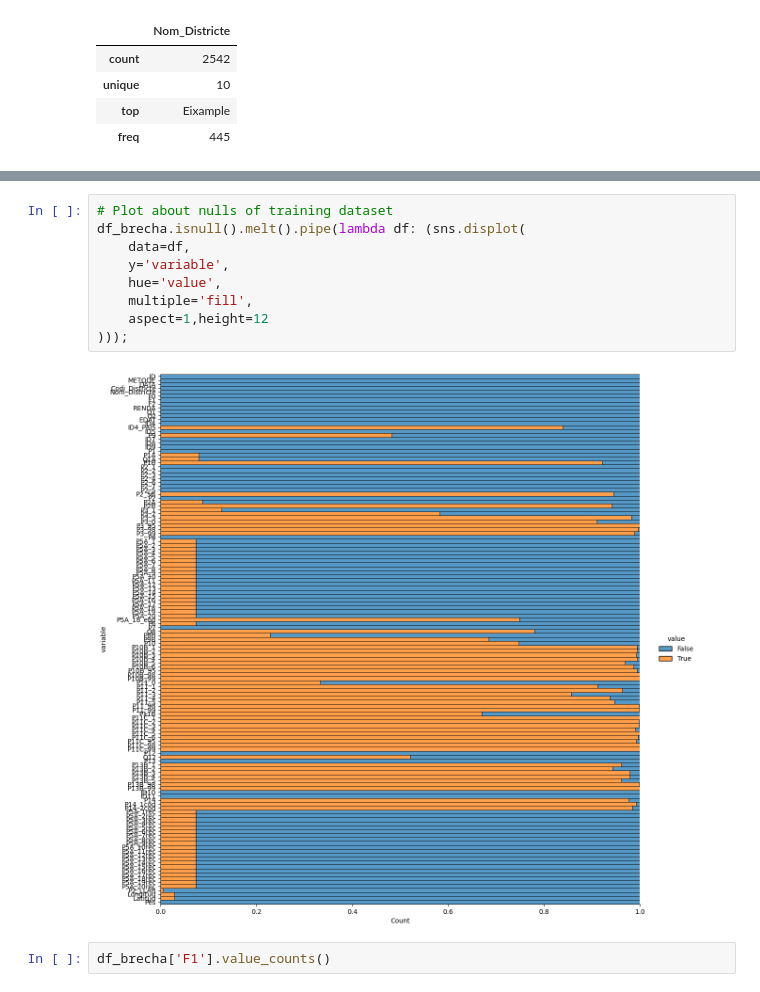
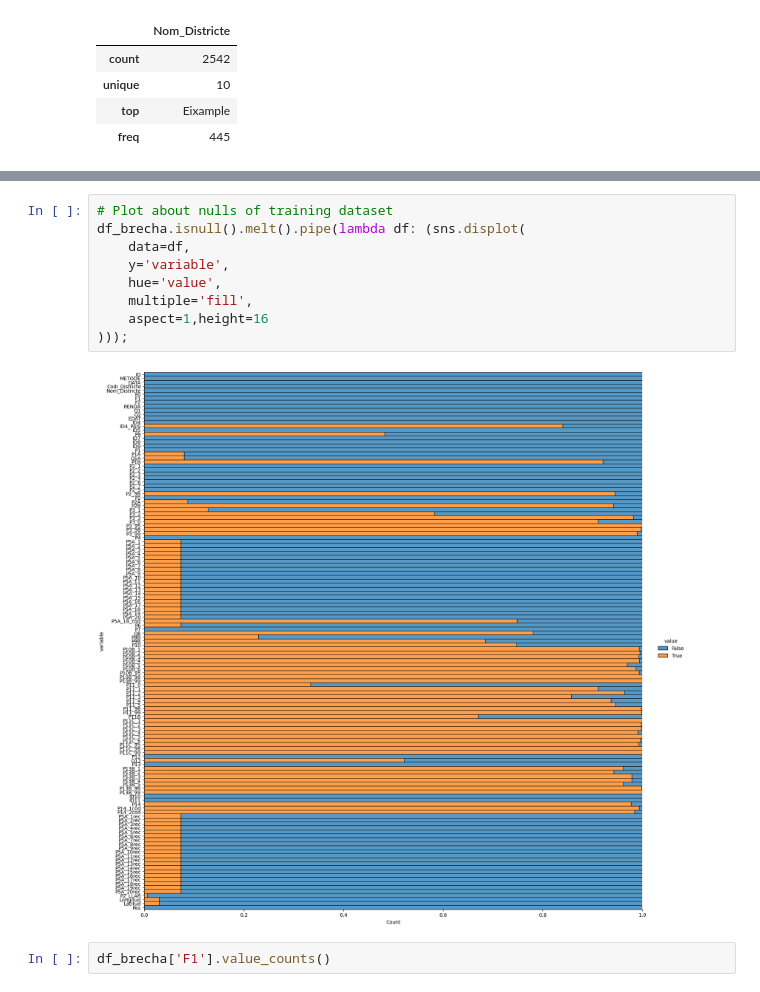
Before and after one commit to haroldavis/proba, a Jupyter notebook: EDA/forms.ipynb, the cells around one changed output, grey strips where cells are left out. Cells and saved outputs as stored; diff of their text form.

```diff
--- a/EDA/forms.ipynb
+++ b/EDA/forms.ipynb
@@ -70,14 +107,14 @@ df_brecha.isnull().sum()
 # %%
 # Plot about nulls of training dataset
 df_brecha.isnull().melt().pipe(lambda df: (sns.displot(
     data=df,
     y='variable',
     hue='value',
     multiple='fill',
-    aspect=1,height=12
+    aspect=1,height=16
 )));
 # %% [output]
-[figure, old version]
+[figure, new version]
 # %%
 df_brecha['F1'].value_counts()
 # %% [output]
```
Also changed, not shown: parts of 77 cells of this notebook.
